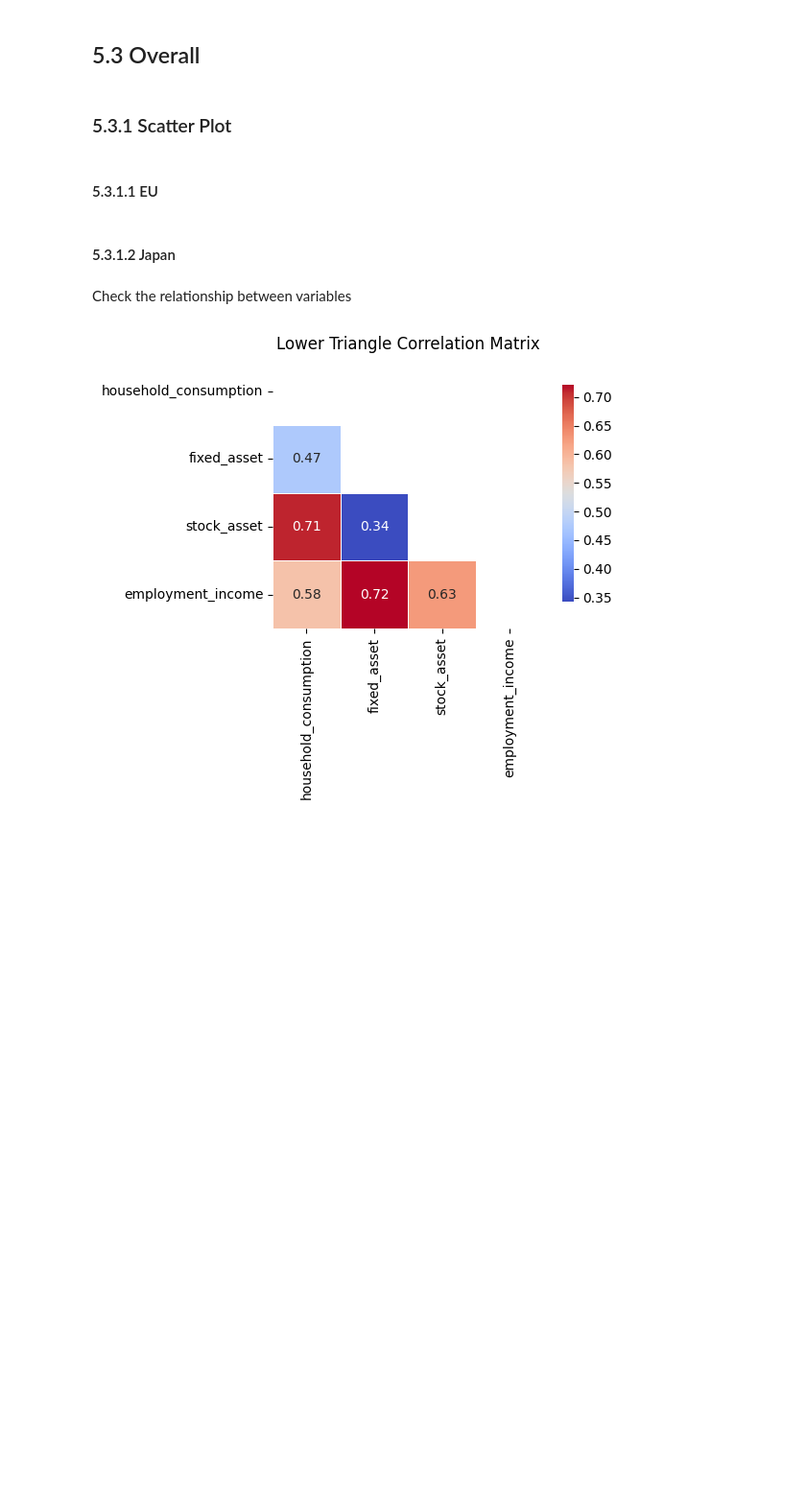
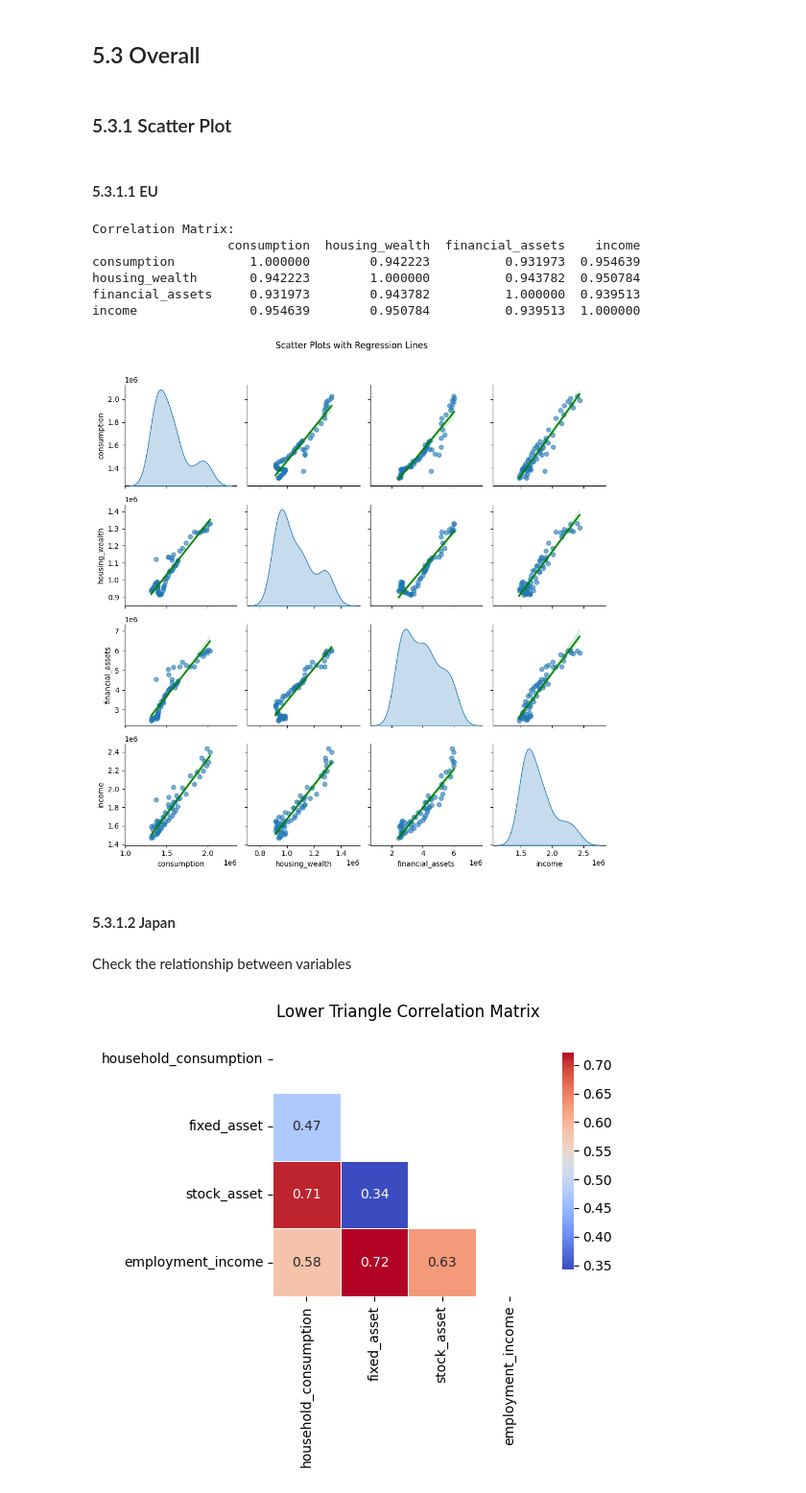
Before and after one commit to Graspp-25-Spring/graspp-25S-Wealth-Consumption, a Jupyter notebook: notebooks/milestone_1_update.ipynb, the cells around one changed output. Shown at 96% size. Cells and saved outputs as stored; diff of their text form; code cells hidden in the pictures; blank space fills up the shorter version.

```diff
--- a/notebooks/milestone_1_update.ipynb
+++ b/notebooks/milestone_1_update.ipynb
@@ -826,6 +910,39 @@ Failed (Not Normal):
 ### 5.3.1 Scatter Plot
 # %% [markdown]
 #### 5.3.1.1 EU
+# %%
+import pandas as pd
+import numpy as np
+import seaborn as sns
+import matplotlib.pyplot as plt
+import os
+
+# Load data
+merged_path = "data/clean/EU/merged_eu_data.csv"
+df = pd.read_csv(merged_path, parse_dates=['date'])
+df = df[['date', 'consumption', 'housing_wealth', 'financial_assets', 'income']]
+df = df.sort_values('date').reset_index(drop=True)
+
+# Correlation matrix
+data_for_corr = df[['consumption', 'housing_wealth', 'financial_assets', 'income']]
+corr_matrix = data_for_corr.corr()
+print("Correlation Matrix:")
+print(corr_matrix)
+
+# Scatter Plots
+sns.pairplot(data_for_corr, kind="reg", diag_kind="kde",
+             plot_kws={"line_kws": {"color": "green"}, "scatter_kws": {"alpha": 0.6}})
+plt.suptitle("Scatter Plots with Regression Lines", y=1.02)
+plt.tight_layout()
+plt.show()
+# %% [output]
+Correlation Matrix:
+                  consumption  housing_wealth  financial_assets    income
+consumption          1.000000        0.942223          0.931973  0.954639
+housing_wealth       0.942223        1.000000          0.943782  0.950784
+financial_assets     0.931973        0.943782          1.000000  0.939513
+income               0.954639        0.950784          0.939513  1.000000
+[figure, added]
 # %% [markdown]
 #### 5.3.1.2 Japan
 # %% [markdown]
```
Also changed, not shown: parts of 33 cells of this notebook, 5 other files.
